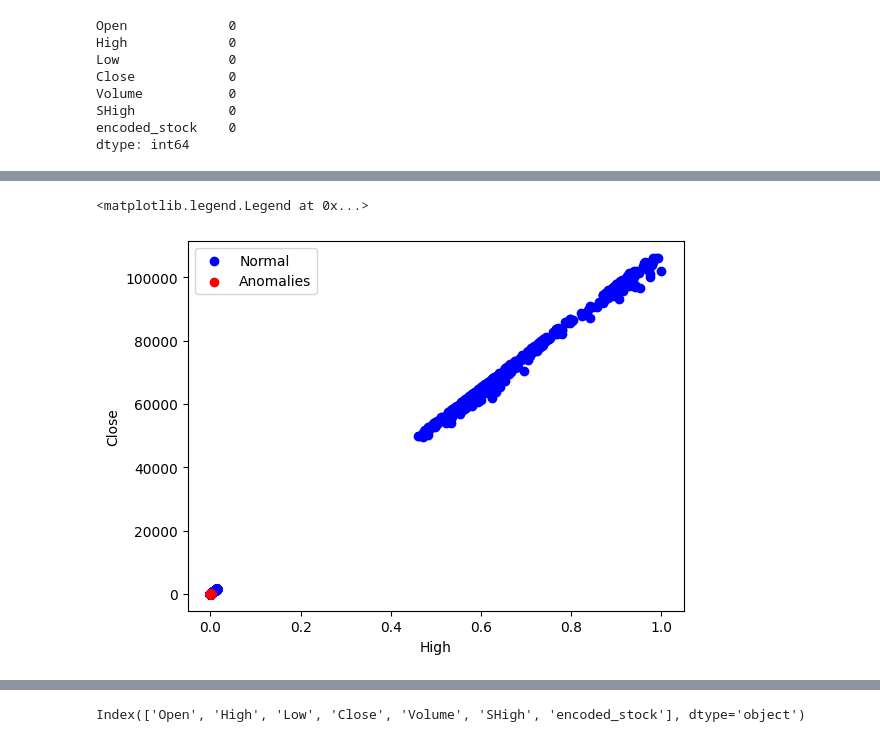
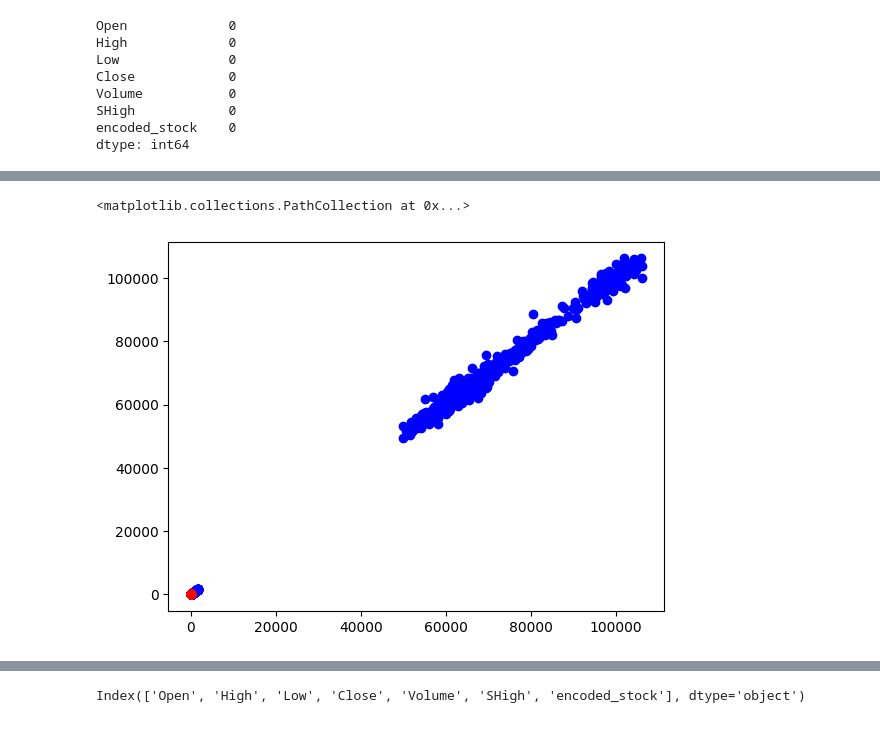
Before and after one commit to Af21S/final-project, a Jupyter notebook: anomaly.ipynb, the cells around one changed output, grey strips where cells are left out. Drawn from its saved outputs; the diff is of its cells as text; code cells hidden in the pictures.

```diff
--- a/anomaly.ipynb
+++ b/anomaly.ipynb
@@ -121,0 +131,2 @@ dft
+# %%
+pipe.set_output(transform="pandas")
@@ -154,0 +154,2 @@ array([[<Axes: title={'center': 'Open'}>,
+# %%
+scaled_data=pipe[:-1].transform(df)
@@ -244,0 +248,2 @@ predictions=model.predict(scaled_data)
+# %%
+predictions=pipe[-1].predict(dft)
@@ -245,3 +254,5 @@ predictions=model.predict(scaled_data)
+# %%
+predictions=pd.DataFrame(predictions)
 # %%
 predictions
 # %% [output]
@@ -325,10 +383,6 @@ df
 # %%
-import matplotlib.pyplot as plt
-plt.scatter(da.loc[predictions == 1, 'SHigh'], da.loc[predictions == 1, 'Close'], label='Normal', color='blue')
-plt.scatter(da.loc[predictions == -1, 'SHigh'], da.loc[predictions == -1, 'Close'], label='Anomalies', color='red')
-plt.xlabel('High')
-plt.ylabel('Close')
-plt.legend()
+plt.scatter(da.loc[da['Anomalies']==1, 'Open'], da.loc[da['Anomalies']== 1, 'Close'], label='Normal', color='blue')
+plt.scatter(da.loc[da['Anomalies']==-1, 'Open'], da.loc[da['Anomalies']==-1, 'Close'], label='Anomalies', color='red')
 # %% [output]
-<matplotlib.legend.Legend at 0x...>
+<matplotlib.collections.PathCollection at 0x...>
-[figure, old version]
+[figure, new version]
```
Also changed, not shown: parts of 50 cells of this notebook, 3 other files.
